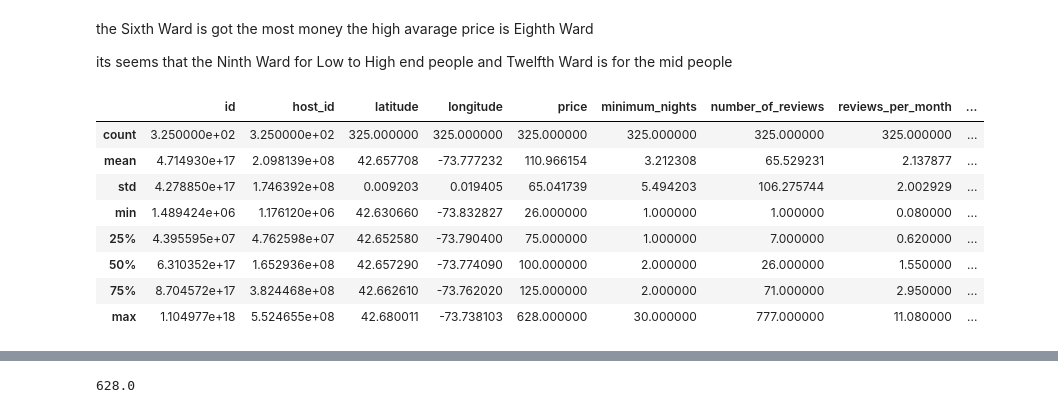
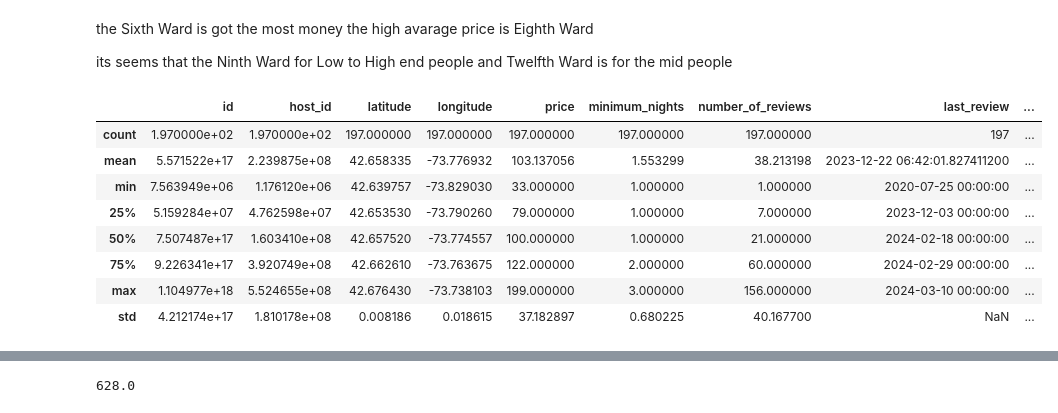
Before and after one commit to ABDULLAHHG/Airbnb-Listing, a Jupyter notebook: Untitled.ipynb, the cells around one changed output, grey strips where cells are left out. Saved outputs shown, nothing was run; the diff lists cells and outputs as text; code cells hidden in the pictures.

```diff
--- a/Untitled.ipynb
+++ b/Untitled.ipynb
@@ -458,19 +448,19 @@ the high avarage price is Eighth Ward
 its seems that the Ninth Ward for Low to High end people
 and Twelfth Ward is for the mid people
 # %%
-df["price_cat"] = pd.cut(df.price , bins = [26 , 100 ,130,628],labels = ["Low" , "Mid" , "High"])
+data_without_outliers["price_cat"] = pd.cut(data_without_outliers.price , bins = [26 , 100 ,130,199],labels = ["Low" , "Mid" , "High"])
 # %%
-df.describe()
+data_without_outliers.describe()
 # %% [output]
-|  | id | host_id | latitude | longitude | price | minimum_nights | number_of_reviews | reviews_per_month | ... |
-| count | 3.250000e+02 | 3.250000e+02 | 325.000000 | 325.000000 | 325.000000 | 325.000000 | 325.000000 | 325.000000 | ... |
-| mean | 4.714930e+17 | 2.098139e+08 | 42.657708 | -73.777232 | 110.966154 | 3.212308 | 65.529231 | 2.137877 | ... |
-| std | 4.278850e+17 | 1.746392e+08 | 0.009203 | 0.019405 | 65.041739 | 5.494203 | 106.275744 | 2.002929 | ... |
-| min | 1.489424e+06 | 1.176120e+06 | 42.630660 | -73.832827 | 26.000000 | 1.000000 | 1.000000 | 0.080000 | ... |
-| 25% | 4.395595e+07 | 4.762598e+07 | 42.652580 | -73.790400 | 75.000000 | 1.000000 | 7.000000 | 0.620000 | ... |
-| 50% | 6.310352e+17 | 1.652936e+08 | 42.657290 | -73.774090 | 100.000000 | 2.000000 | 26.000000 | 1.550000 | ... |
-| 75% | 8.704572e+17 | 3.824468e+08 | 42.662610 | -73.762020 | 125.000000 | 2.000000 | 71.000000 | 2.950000 | ... |
-| max | 1.104977e+18 | 5.524655e+08 | 42.680011 | -73.738103 | 628.000000 | 30.000000 | 777.000000 | 11.080000 | ... |
+|  | id | host_id | latitude | longitude | price | minimum_nights | number_of_reviews | last_review | ... |
+| count | 1.970000e+02 | 1.970000e+02 | 197.000000 | 197.000000 | 197.000000 | 197.000000 | 197.000000 | 197 | ... |
+| mean | 5.571522e+17 | 2.239875e+08 | 42.658335 | -73.776932 | 103.137056 | 1.553299 | 38.213198 | 2023-12-22 06:42:01.827411200 | ... |
+| min | 7.563949e+06 | 1.176120e+06 | 42.639757 | -73.829030 | 33.000000 | 1.000000 | 1.000000 | 2020-07-25 00:00:00 | ... |
+| 25% | 5.159284e+07 | 4.762598e+07 | 42.653530 | -73.790260 | 79.000000 | 1.000000 | 7.000000 | 2023-12-03 00:00:00 | ... |
+| 50% | 7.507487e+17 | 1.603410e+08 | 42.657520 | -73.774557 | 100.000000 | 1.000000 | 21.000000 | 2024-02-18 00:00:00 | ... |
+| 75% | 9.226341e+17 | 3.920749e+08 | 42.662610 | -73.763675 | 122.000000 | 2.000000 | 60.000000 | 2024-02-29 00:00:00 | ... |
+| max | 1.104977e+18 | 5.524655e+08 | 42.676430 | -73.738103 | 199.000000 | 3.000000 | 156.000000 | 2024-03-10 00:00:00 | ... |
+| std | 4.212174e+17 | 1.810178e+08 | 0.008186 | 0.018615 | 37.182897 | 0.680225 | 40.167700 | NaN | ... |
 # %%
 plot_column_summary_statistics(column_summary_statistics(df , "price_cat" , "price"))
 # %% [output]
```
Also changed, not shown: parts of 14 cells of this notebook.
